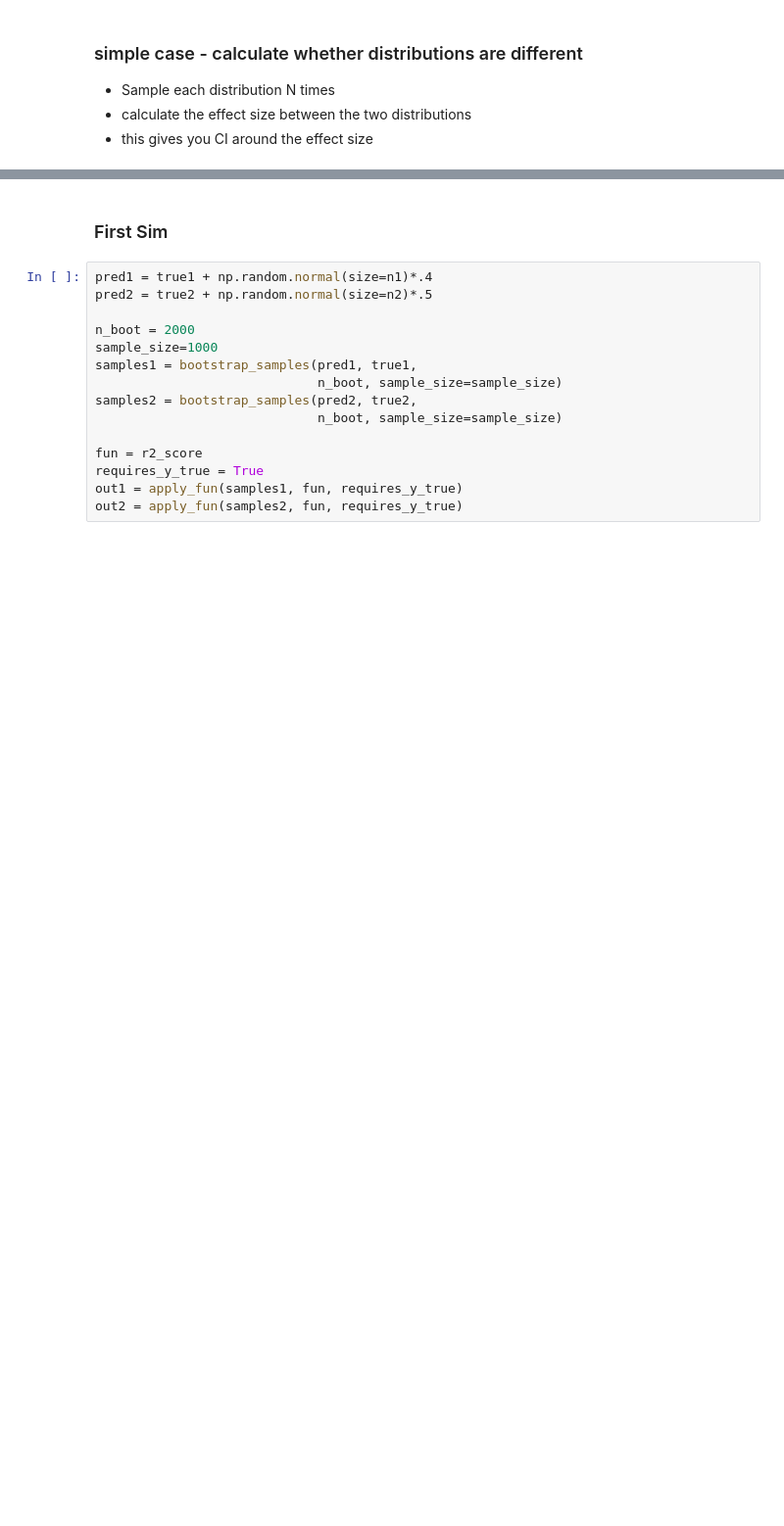
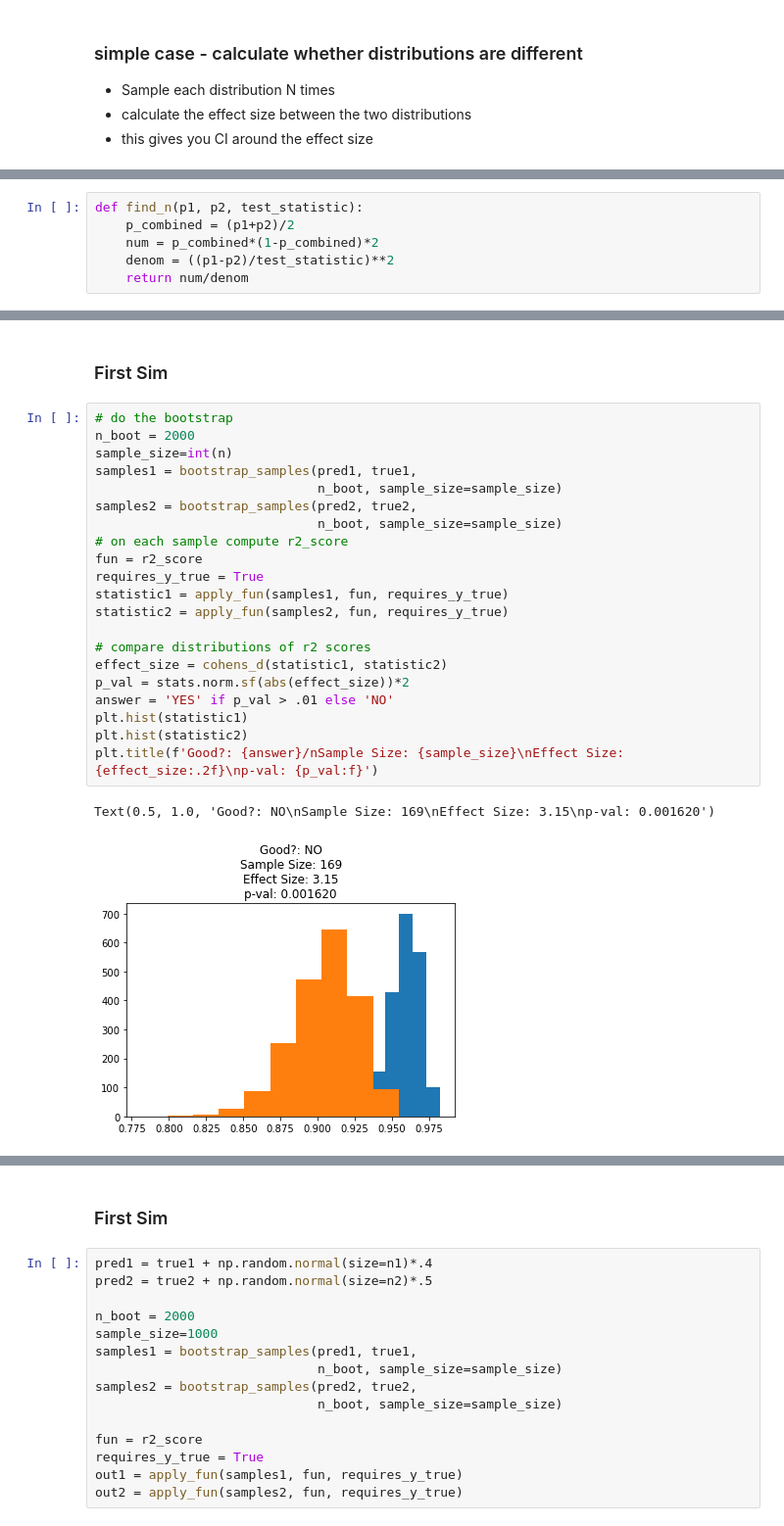
Before and after one commit to goswamig/credoai_lens, a Jupyter notebook: experimental/bootstrapping.ipynb, the cells around one changed output, grey strips where cells are left out. Shown: that part at 98% size. Drawn from its saved outputs; the diff is of its cells as text; blank space fills up the shorter version.

```diff
--- a/experimental/bootstrapping.ipynb
+++ b/experimental/bootstrapping.ipynb
@@ -99,0 +172,6 @@ plt.axvline(sample_estimate, color='k')
+# %%
+def find_n(p1, p2, test_statistic):
+    p_combined = (p1+p2)/2
+    num = p_combined*(1-p_combined)*2
+    denom = ((p1-p2)/test_statistic)**2
+    return num/denom
@@ -120,0 +218,26 @@ plt.scatter(true1, pred1, alpha=.05)
+# %% [markdown]
+### First Sim
+# %%
+# do the bootstrap
+n_boot = 2000
+sample_size=int(n)
+samples1 = bootstrap_samples(pred1, true1,
+                             n_boot, sample_size=sample_size)
+samples2 = bootstrap_samples(pred2, true2,
+                             n_boot, sample_size=sample_size)
+# on each sample compute r2_score
+fun = r2_score
+requires_y_true = True
+statistic1 = apply_fun(samples1, fun, requires_y_true)
+statistic2 = apply_fun(samples2, fun, requires_y_true)
+
+# compare distributions of r2 scores
+effect_size = cohens_d(statistic1, statistic2)
+p_val = stats.norm.sf(abs(effect_size))*2
+answer = 'YES' if p_val > .01 else 'NO'
+plt.hist(statistic1)
+plt.hist(statistic2)
+plt.title(f'Good?: {answer}/nSample Size: {sample_size}\nEffect Size: {effect_size:.2f}\np-val: {p_val:f}')
+# %% [output]
+Text(0.5, 1.0, 'Good?: NO\nSample Size: 169\nEffect Size: 3.15\np-val: 0.001620')
+[figure, added]
```
Also changed, not shown: parts of 23 cells of this notebook.
